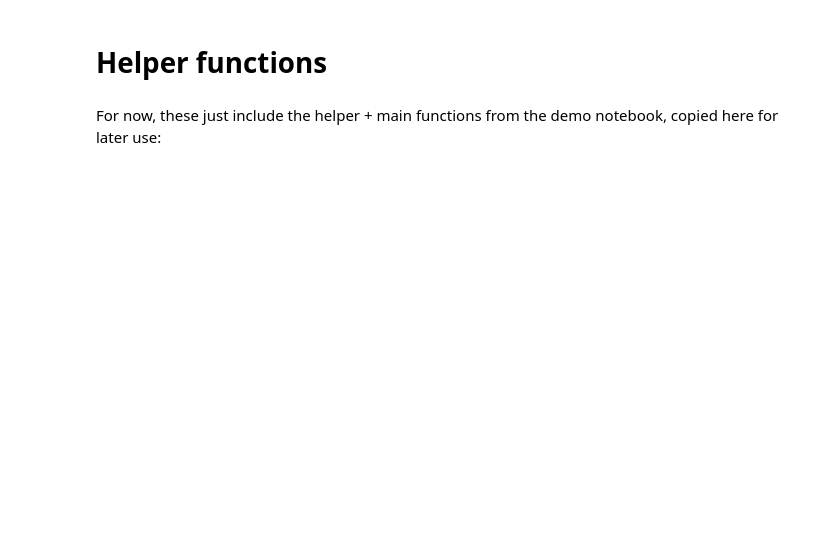
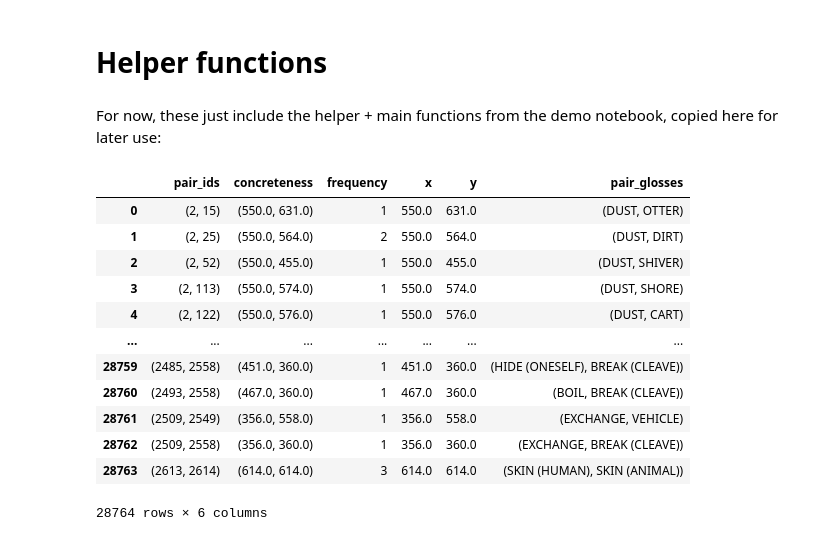
Before and after one commit to akunnamegwa/COG260Project, a Jupyter notebook: colex_demo_notebook.ipynb, the cells around one changed output. Cells and saved outputs as stored; diff of their text form; code cells hidden in the pictures; blank space fills up the shorter version.

```diff
--- a/colex_demo_notebook.ipynb
+++ b/colex_demo_notebook.ipynb
@@ -221,4 +224,19 @@ def main():
 # %%
-mega, counts, contigencyDict = main()
 mega['x'] = mega['concreteness'].apply(lambda coord: coord[0])
 mega['y'] = mega['concreteness'].apply(lambda coord: coord[1])
+mega['pair_glosses'] = mega['pair_ids'].apply(lambda ids: (id_to_gloss[ids[0]], id_to_gloss[ids[1]]))
+mega
+# %% [output]
+|  | pair_ids | concreteness | frequency | x | y | pair_glosses |
+| 0 | (2, 15) | (550.0, 631.0) | 1 | 550.0 | 631.0 | (DUST, OTTER) |
+| 1 | (2, 25) | (550.0, 564.0) | 2 | 550.0 | 564.0 | (DUST, DIRT) |
+| 2 | (2, 52) | (550.0, 455.0) | 1 | 550.0 | 455.0 | (DUST, SHIVER) |
+| 3 | (2, 113) | (550.0, 574.0) | 1 | 550.0 | 574.0 | (DUST, SHORE) |
+| 4 | (2, 122) | (550.0, 576.0) | 1 | 550.0 | 576.0 | (DUST, CART) |
+| ... | ... | ... | ... | ... | ... | ... |
+| 28759 | (2485, 2558) | (451.0, 360.0) | 1 | 451.0 | 360.0 | (HIDE (ONESELF), BREAK (CLEAVE)) |
+| 28760 | (2493, 2558) | (467.0, 360.0) | 1 | 467.0 | 360.0 | (BOIL, BREAK (CLEAVE)) |
+| 28761 | (2509, 2549) | (356.0, 558.0) | 1 | 356.0 | 558.0 | (EXCHANGE, VEHICLE) |
+| 28762 | (2509, 2558) | (356.0, 360.0) | 1 | 356.0 | 360.0 | (EXCHANGE, BREAK (CLEAVE)) |
+| 28763 | (2613, 2614) | (614.0, 614.0) | 3 | 614.0 | 614.0 | (SKIN (HUMAN), SKIN (ANIMAL)) |
+28764 rows × 6 columns
```
Also changed, not shown: parts of 19 cells of this notebook.
